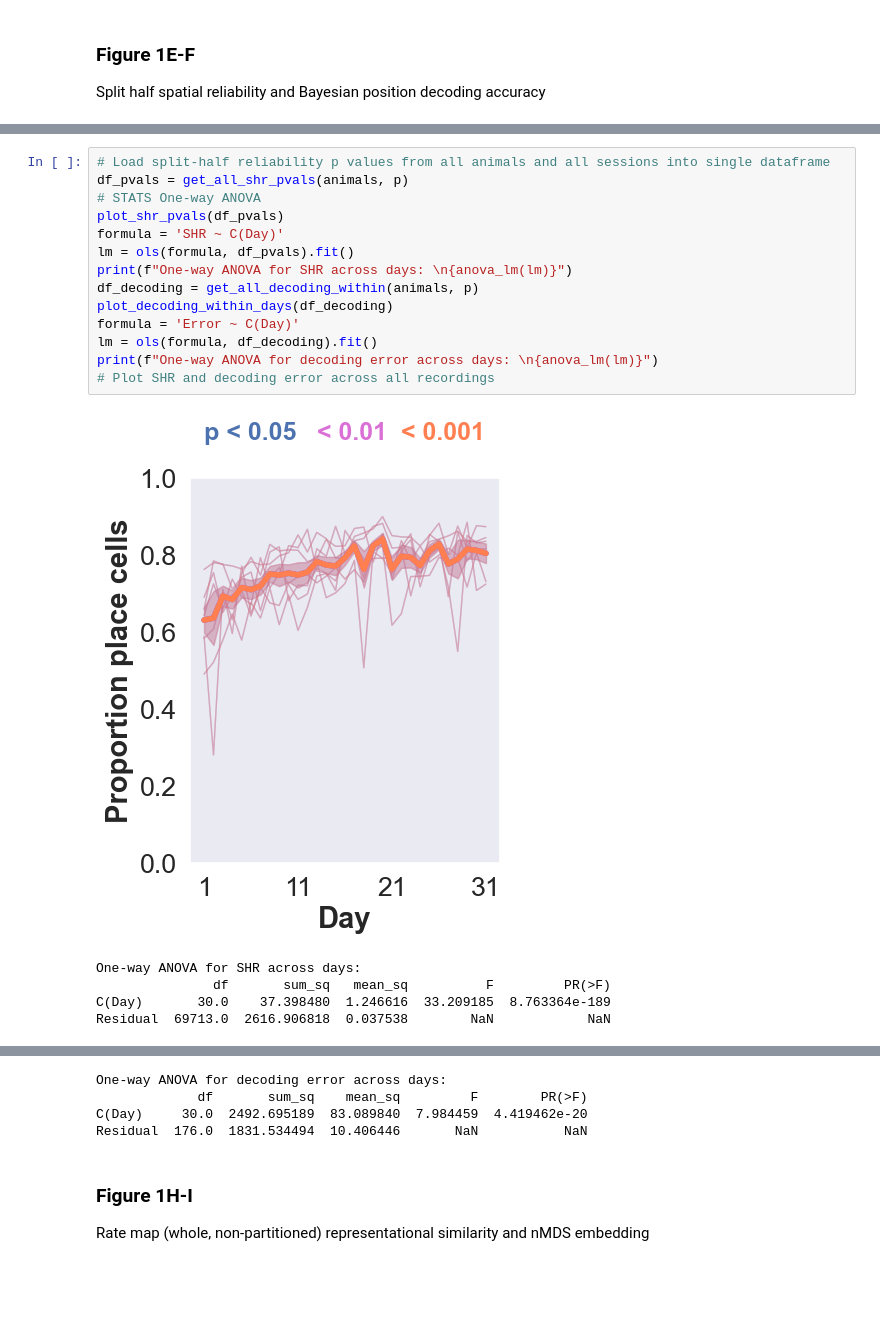
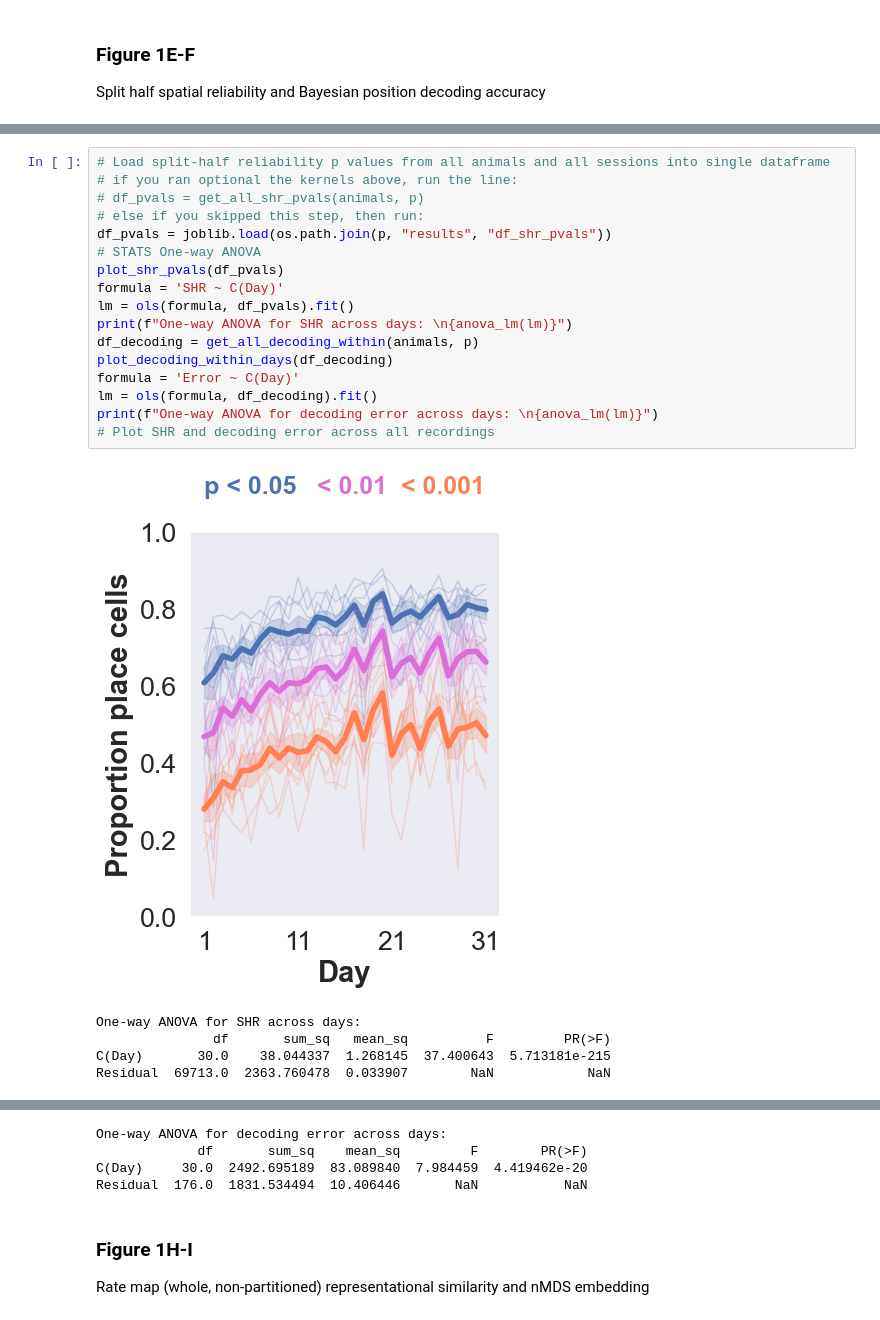
Before and after one commit to jquinnlee/georepca1, a Jupyter notebook: georepca1/demos/georep_hpc_figure1.ipynb, the cells around one changed output, grey strips where cells are left out. Cells and saved outputs as stored; diff of their text form; blank space fills up the shorter version.

Commit message:
update to figure 1 notebook

```diff
--- a/georepca1/demos/georep_hpc_figure1.ipynb
+++ b/georepca1/demos/georep_hpc_figure1.ipynb
@@ -75,23 +63,26 @@ joblib.dump(within_decoding, os.path.join(p, "results", "within_decoding"))
 # %%
 # Load split-half reliability p values from all animals and all sessions into single dataframe
-df_pvals = get_all_shr_pvals(animals, p)
+# if you ran optional the kernels above, run the line:
+# df_pvals = get_all_shr_pvals(animals, p)
+# else if you skipped this step, then run:
+df_pvals = joblib.load(os.path.join(p, "results", "df_shr_pvals"))
 # STATS One-way ANOVA
 plot_shr_pvals(df_pvals)
 formula = 'SHR ~ C(Day)'
 lm = ols(formula, df_pvals).fit()
 print(f"One-way ANOVA for SHR across days: \n{anova_lm(lm)}")
 df_decoding = get_all_decoding_within(animals, p)
 plot_decoding_within_days(df_decoding)
 formula = 'Error ~ C(Day)'
 lm = ols(formula, df_decoding).fit()
 print(f"One-way ANOVA for decoding error across days: \n{anova_lm(lm)}")
 # Plot SHR and decoding error across all recordings
 # %% [output]
-[figure, old version]
+[figure, new version]
 One-way ANOVA for SHR across days:
                df       sum_sq   mean_sq          F         PR(>F)
-C(Day)       30.0    37.398480  1.246616  33.209185  8.763364e-189
-Residual  69713.0  2616.906818  0.037538        NaN            NaN
+C(Day)       30.0    38.044337  1.268145  37.400643  5.713181e-215
+Residual  69713.0  2363.760478  0.033907        NaN            NaN
 [figure]
 One-way ANOVA for decoding error across days:
              df       sum_sq    mean_sq         F        PR(>F)
```
Also changed, not shown: parts of 5 cells of this notebook.
